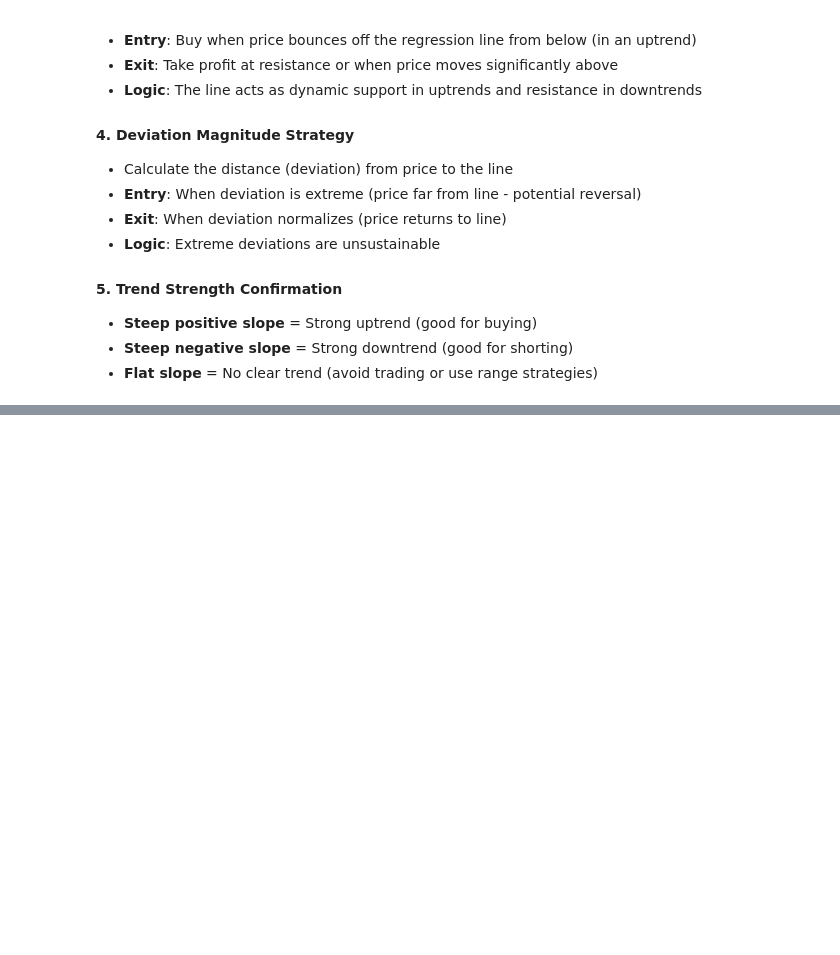
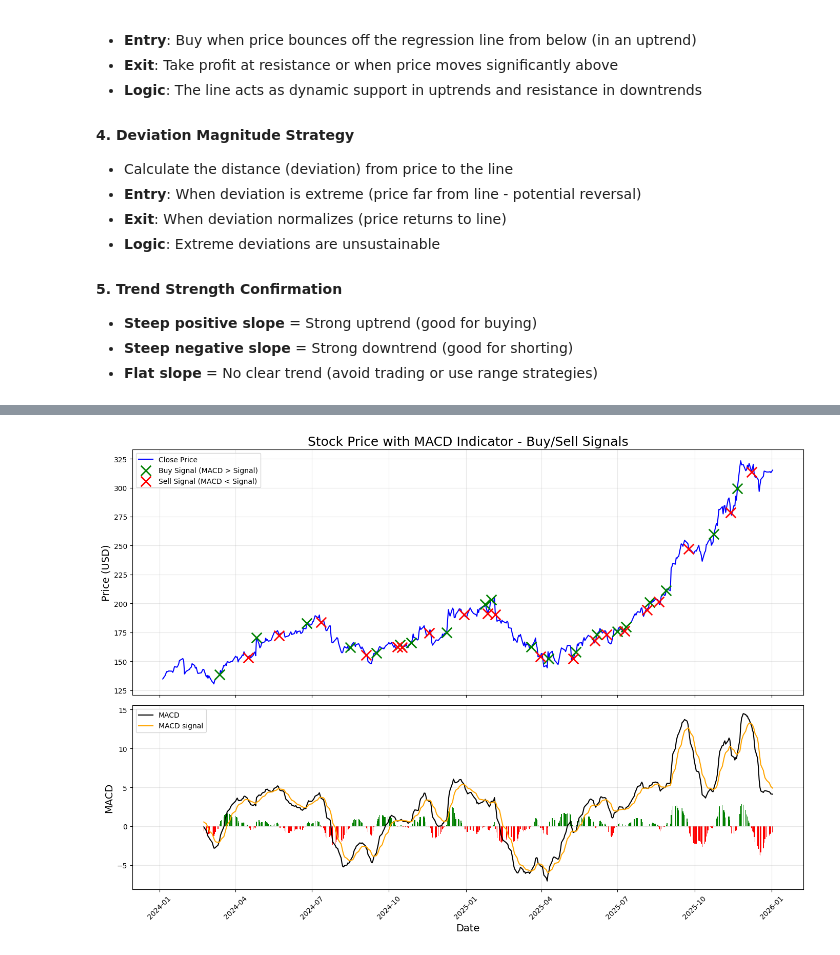
Before and after one commit to JamesDuf/UW-WIM2026-StockAnalysis, a Jupyter notebook: notebook.ipynb, the cells around one changed output, grey strips where cells are left out. Saved outputs shown, nothing was run; the diff lists cells and outputs as text; code cells hidden in the pictures; blank space fills up the shorter version.

Commit message:
MACD markers

```diff
--- a/notebook.ipynb
+++ b/notebook.ipynb
@@ -287,0 +257,56 @@ plt.tight_layout()
+# %%
+fig, ax = plt.subplots(2, 1, gridspec_kw={"height_ratios": [2, 1.5]}, figsize=(14, 10), sharex=True)
+
+c_list = ["red" if val < 0 else "green" for val in MACD_hist]
+
+# Identify buy and sell signals based on MACD crossovers
+buy_signals_macd = []
+sell_signals_macd = []
+
+for i in range(1, len(MACD)):
+    # Buy signal: MACD crosses above signal line
+    if MACD.iloc[i-1] <= MACD_signal.iloc[i-1] and MACD.iloc[i] > MACD_signal.iloc[i]:
+        buy_signals_macd.append(data.index[i])
+    # Sell signal: MACD crosses below signal line
+    elif MACD.iloc[i-1] >= MACD_signal.iloc[i-1] and MACD.iloc[i] < MACD_signal.iloc[i]:
+        sell_signals_macd.append(data.index[i])
+
+# Top subplot: Close Price
+ax[0].plot(data['Close'], label='Close Price', linewidth=1.5, color='blue')
+
+# Add buy signals (green X)
+for signal_date in buy_signals_macd:
+    ax[0].scatter(signal_date, data.loc[signal_date, 'Close'], marker='x', color='green',
+                  s=200, linewidths=2, zorder=5)
+
+# Add sell signals (red X)
+for signal_date in sell_signals_macd:
+    ax[0].scatter(signal_date, data.loc[signal_date, 'Close'], marker='x', color='red',
+                  s=200, linewidths=2, zorder=5)
+
+# Add legend with buy/sell signals
+if buy_signals_macd or sell_signals_macd:
+    ax[0].scatter([], [], marker='x', color='green', s=200, linewidths=2, label='Buy Signal (MACD > Signal)')
+    ax[0].scatter([], [], marker='x', color='red', s=200, linewidths=2, label='Sell Signal (MACD < Signal)')
+
+ax[0].set_title('Stock Price with MACD Indicator - Buy/Sell Signals', fontsize=18)
+ax[0].set_ylabel('Price (USD)', fontsize=14)
+ax[0].legend(fontsize=10, loc='upper left')
+ax[0].grid(True, alpha=0.3)
+
+# Bottom subplot: MACD
+ax[1].plot(MACD, color='black', linewidth=1.5, label='MACD')
+ax[1].plot(MACD_signal, color='orange', linewidth=1.5, label='MACD signal')
+ax[1].bar(MACD_hist.index, MACD_hist, color = c_list)
+ax[1].set_ylabel('MACD', fontsize=14)
+ax[1].set_xlabel('Date', fontsize=14)
+ax[1].legend(fontsize=10, loc='upper left')
+ax[1].grid(True, alpha=0.3)
+
+# Rotate x-axis labels for both subplots
+plt.setp(ax[0].xaxis.get_majorticklabels(), rotation=45)
+plt.setp(ax[1].xaxis.get_majorticklabels(), rotation=45)
+
+plt.tight_layout()
+# %% [output]
+[figure, added]
```
Also changed, not shown: parts of 8 cells of this notebook.
